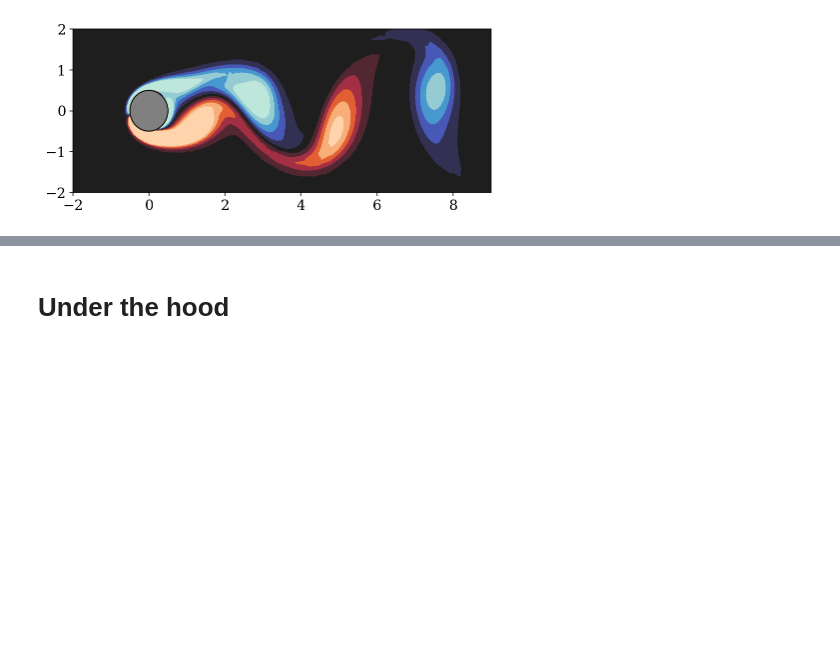
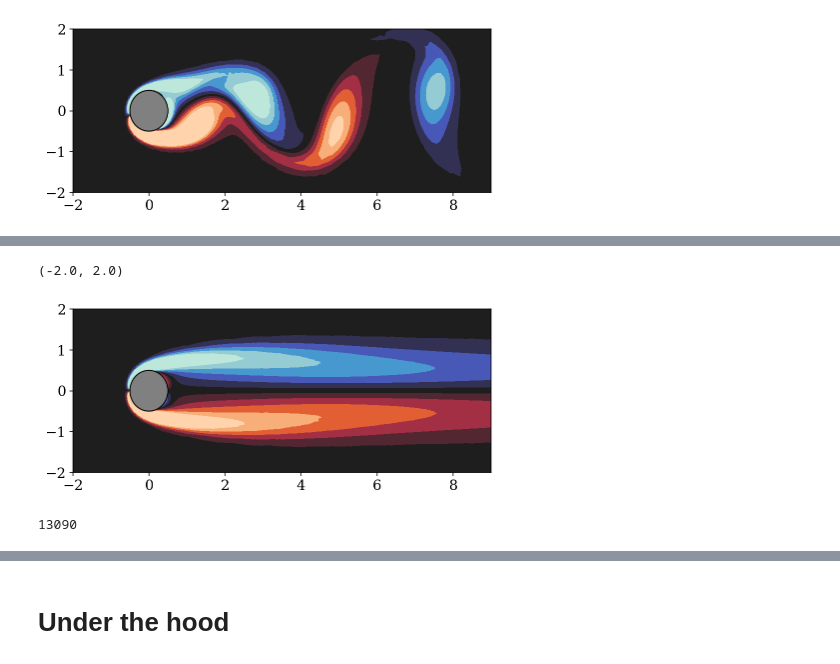
Before and after one commit to dynamicslab/hydrogym, a Jupyter notebook: notebooks/overview.ipynb, the cells around one changed output, grey strips where cells are left out. Cells and saved outputs as stored; diff of their text form; code cells hidden in the pictures; blank space fills up the shorter version.

```diff
--- a/notebooks/overview.ipynb
+++ b/notebooks/overview.ipynb
@@ -139,0 +147,4 @@ ax.set_ylim([-2, 2])
+# %%
+env = gym.env.CylEnv(mesh='medium')  # 'medium' is the default parameter
+with env.flow.q.dat.vec_ro as vec:
+    print(vec.size) # Number of degrees of freedom
@@ -139,0 +161,14 @@ ax.set_ylim([-2, 2])
+# %%
+fig, ax = plt.subplots(1,1, figsize=(7.5, 3))
+env.render(axes=ax, cmap=sns.color_palette("icefire", as_cmap=True))
+ax.set_xlim([-2, 9])
+ax.set_ylim([-2, 2])
+# %% [output]
+(-2.0, 2.0)
+[figure, added]
+# %%
+env = gym.env.CylEnv(mesh='coarse')
+with env.flow.q.dat.vec_ro as vec:
+    print(vec.size)  # Number of degrees of freedom
+# %% [output]
+13090
```
Also changed, not shown: parts of 14 cells of this notebook, 42 other files.
